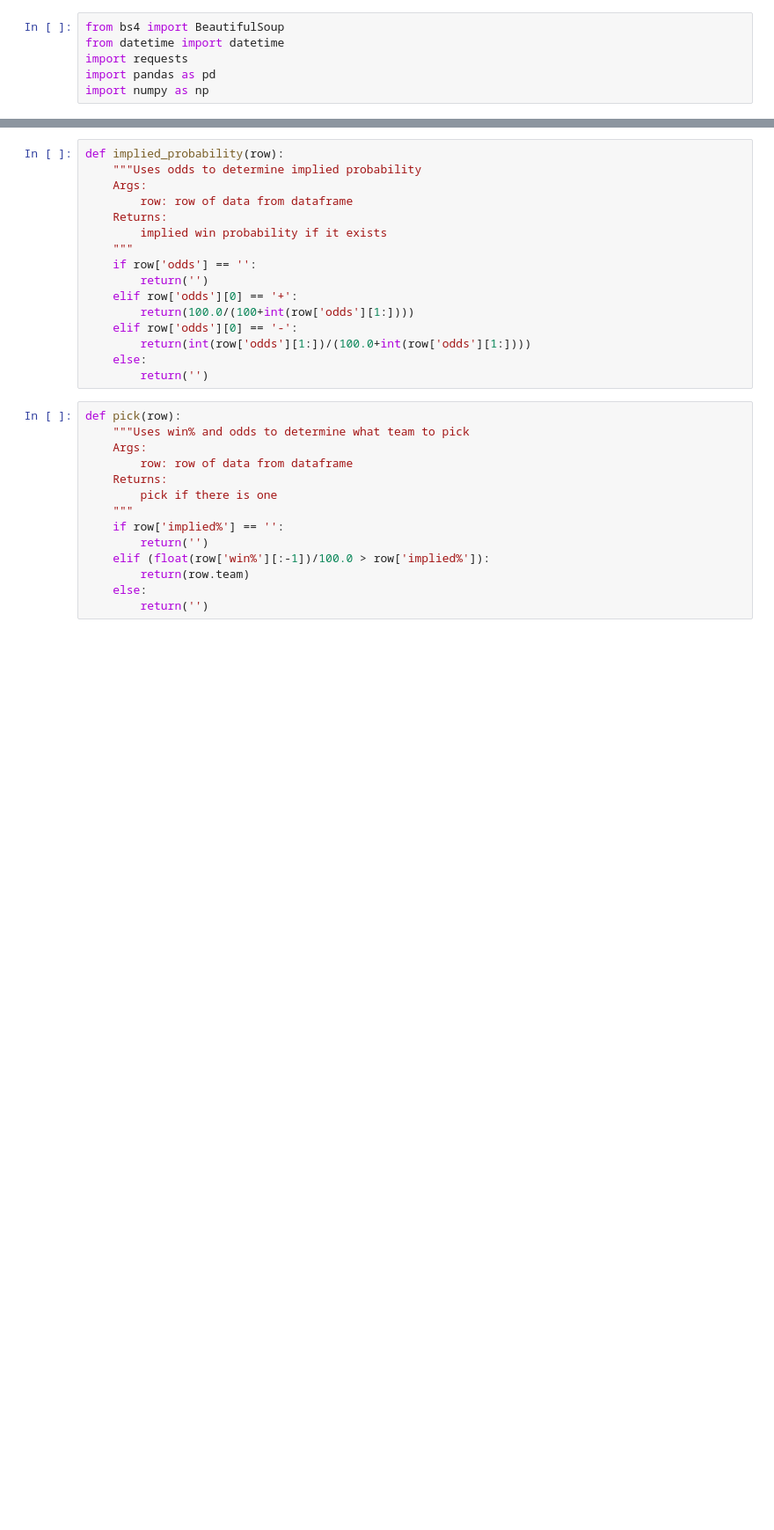
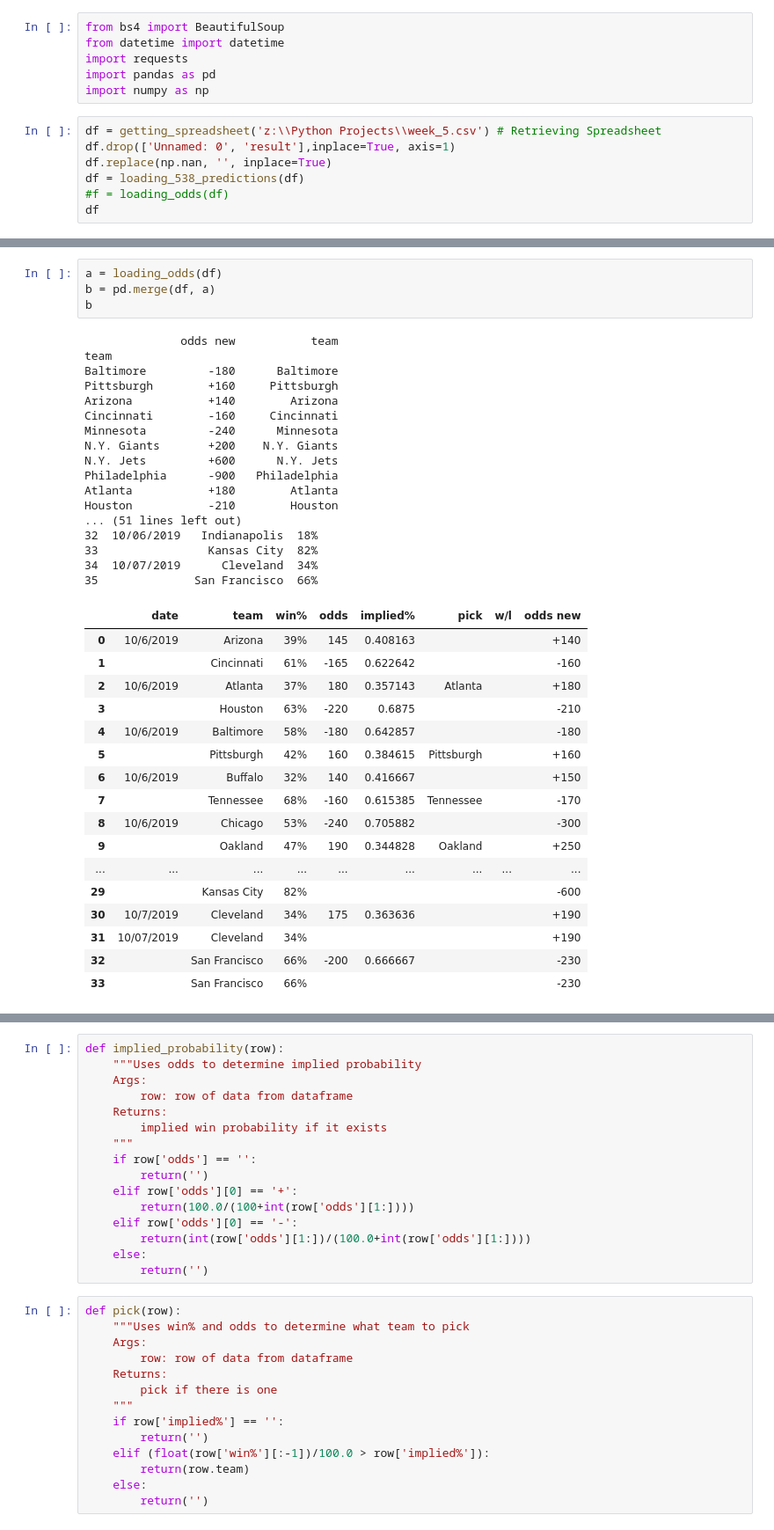
Before and after one commit to jmaloon1/NFL-Game-Predictor, a Jupyter notebook: Game Predictor.ipynb, the cells around one changed output, grey strips where cells are left out. Shown at 88% size. Drawn from its saved outputs; the diff is of its cells as text; blank space fills up the shorter version.

```diff
--- a/Game Predictor.ipynb
+++ b/Game Predictor.ipynb
@@ -4,3 +4,10 @@ from datetime import datetime
 import requests
 import pandas as pd
 import numpy as np
+# %%
+df = getting_spreadsheet('z:\\Python Projects\\week_5.csv') # Retrieving Spreadsheet
+df.drop(['Unnamed: 0', 'result'],inplace=True, axis=1)
+df.replace(np.nan, '', inplace=True)
+df = loading_538_predictions(df)
+#f = loading_odds(df)
+df
@@ -76 +86,40 @@ df.set_index('date')
+# %%
+a = loading_odds(df)
+b = pd.merge(df, a)
+b
+# %% [output]
+              odds new           team
+team
+Baltimore         -180      Baltimore
+Pittsburgh        +160     Pittsburgh
+Arizona           +140        Arizona
+Cincinnati        -160     Cincinnati
+Minnesota         -240      Minnesota
+N.Y. Giants       +200    N.Y. Giants
+N.Y. Jets         +600      N.Y. Jets
+Philadelphia      -900   Philadelphia
+Atlanta           +180        Atlanta
+Houston           -210        Houston
+... (51 lines left out)
+32  10/06/2019   Indianapolis  18%
+33                Kansas City  82%
+34  10/07/2019      Cleveland  34%
+35              San Francisco  66%
+|  | date | team | win% | odds | implied% | pick | w/l | odds new |
+| 0 | 10/6/2019 | Arizona | 39% | 145 | 0.408163 |  |  | +140 |
+| 1 |  | Cincinnati | 61% | -165 | 0.622642 |  |  | -160 |
+| 2 | 10/6/2019 | Atlanta | 37% | 180 | 0.357143 | Atlanta |  | +180 |
+| 3 |  | Houston | 63% | -220 | 0.6875 |  |  | -210 |
+| 4 | 10/6/2019 | Baltimore | 58% | -180 | 0.642857 |  |  | -180 |
+| 5 |  | Pittsburgh | 42% | 160 | 0.384615 | Pittsburgh |  | +160 |
+| 6 | 10/6/2019 | Buffalo | 32% | 140 | 0.416667 |  |  | +150 |
+| 7 |  | Tennessee | 68% | -160 | 0.615385 | Tennessee |  | -170 |
+| 8 | 10/6/2019 | Chicago | 53% | -240 | 0.705882 |  |  | -300 |
+| 9 |  | Oakland | 47% | 190 | 0.344828 | Oakland |  | +250 |
+| ... | ... | ... | ... | ... | ... | ... | ... | ... |
+| 29 |  | Kansas City | 82% |  |  |  |  | -600 |
+| 30 | 10/7/2019 | Cleveland | 34% | 175 | 0.363636 |  |  | +190 |
+| 31 | 10/07/2019 | Cleveland | 34% |  |  |  |  | +190 |
+| 32 |  | San Francisco | 66% | -200 | 0.666667 |  |  | -230 |
+| 33 |  | San Francisco | 66% |  |  |  |  | -230 |
 # %%
```
Also changed, not shown: parts of 12 cells of this notebook.
